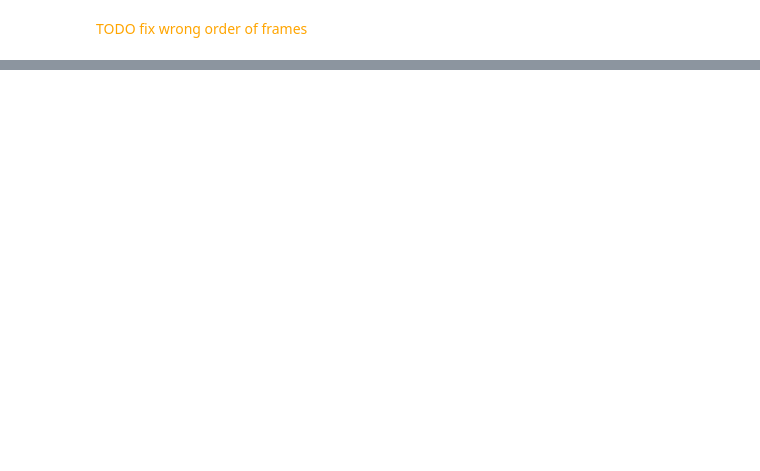
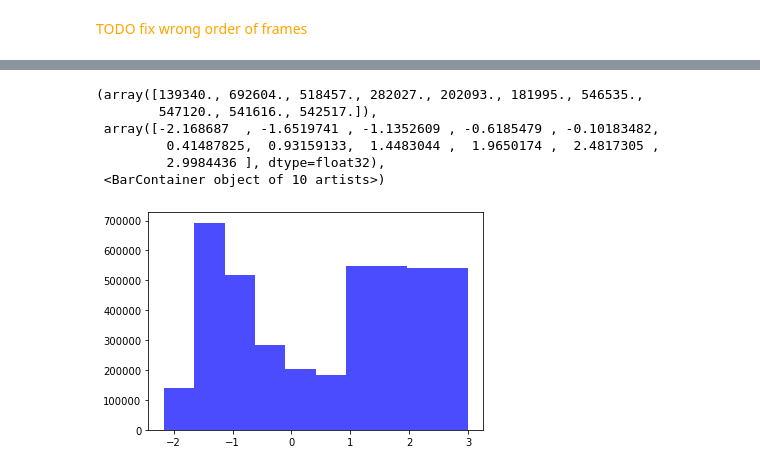
Before and after one commit to ariellubonja/ncar-zarr-code, a Jupyter notebook: zarr_reading/visualize-slices.ipynb, the cells around one changed output, grey strips where cells are left out. Cells and saved outputs as stored; diff of their text form; code cells hidden in the pictures; blank space fills up the shorter version.

```diff
--- a/zarr_reading/visualize-slices.ipynb
+++ b/zarr_reading/visualize-slices.ipynb
@@ -100,0 +174,10 @@ for var in vars:
+# %%
+plt.hist(t_arr.flatten(), bins=10, color='blue', alpha=0.7)
+# %% [output]
+(array([139340., 692604., 518457., 282027., 202093., 181995., 546535.,
+        547120., 541616., 542517.]),
+ array([-2.168687  , -1.6519741 , -1.1352609 , -0.6185479 , -0.10183482,
+         0.41487825,  0.93159133,  1.4483044 ,  1.9650174 ,  2.4817305 ,
+         2.9984436 ], dtype=float32),
+ <BarContainer object of 10 artists>)
+[figure, added]
```
Also changed, not shown: parts of 13 cells of this notebook.
